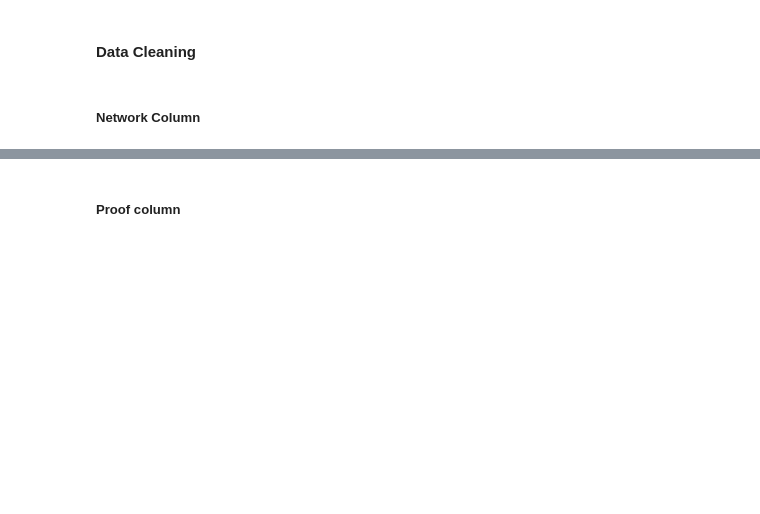
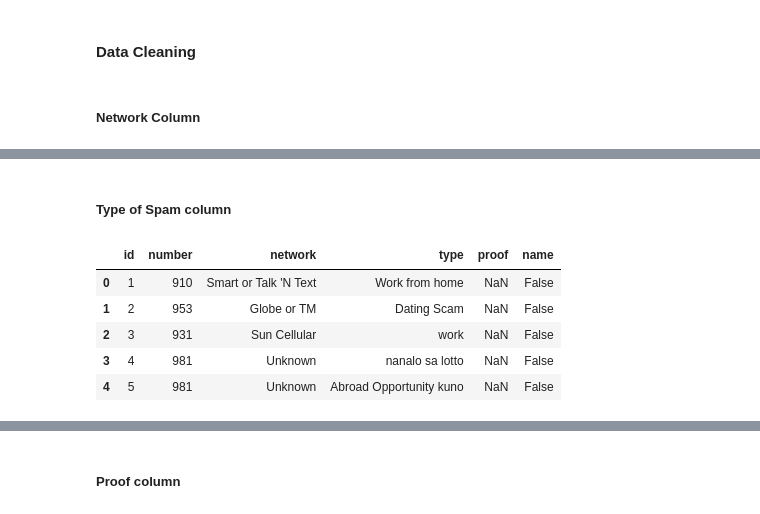
Before and after one commit to AGR-Yes/ScamMessagesPhilippines, a Jupyter notebook: PhilippineSpamSMS_Phase_1.ipynb, the cells around one changed output, grey strips where cells are left out. Drawn from its saved outputs; the diff is of its cells as text; code cells hidden in the pictures; blank space fills up the shorter version.

```diff
--- a/PhilippineSpamSMS_Phase_1.ipynb
+++ b/PhilippineSpamSMS_Phase_1.ipynb
@@ -173,0 +436,11 @@ select['network'].value_counts()
+# %% [markdown]
+##### **Type of Spam column**
+# %%
+select.head()
+# %% [output]
+|  | id | number | network | type | proof | name |
+| 0 | 1 | 910 | Smart or Talk 'N Text | Work from home | NaN | False |
+| 1 | 2 | 953 | Globe or TM | Dating Scam | NaN | False |
+| 2 | 3 | 931 | Sun Cellular | work | NaN | False |
+| 3 | 4 | 981 | Unknown | nanalo sa lotto | NaN | False |
+| 4 | 5 | 981 | Unknown | Abroad Opportunity kuno | NaN | False |
```
Also changed, not shown: parts of 36 cells of this notebook.
